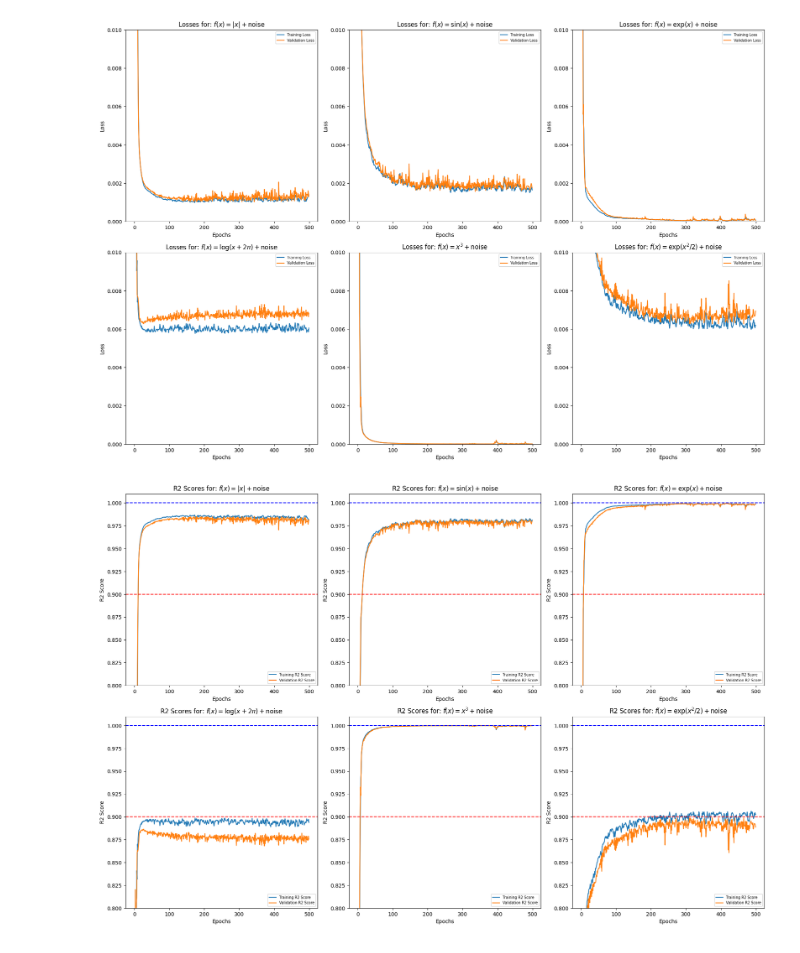
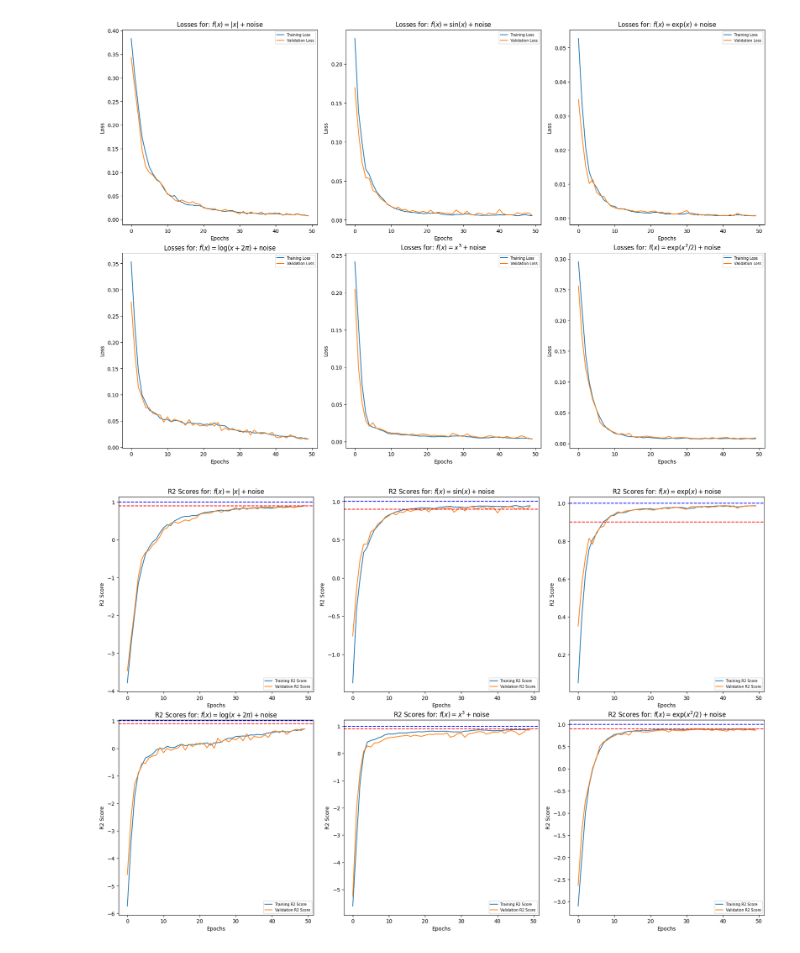
Before and after one commit to songofphysics/master-thesis, a Jupyter notebook: test.ipynb, the cells around one changed output. Cells and saved outputs as stored; diff of their text form; code cells hidden in the pictures.

```diff
--- a/test.ipynb
+++ b/test.ipynb
@@ -323,0 +308,19 @@ class ParameterLoggingCallback(tf.keras.callbacks.Callback):
+# %%
+dim = 4
+inps = np.linspace(-1.,1.,10).reshape(-1,1)
+print(inps.shape)
+qenc = QEncoder(dim, get_vacuum_state_tf(dim))
+encs = qenc(inps)
+print(encs.shape)
+
+layer = QLayer(dim)
+outs = layer(encs)
+print(outs.shape)
+
+loss = LossChannel(dim)
+ends = loss(outs)
+print(ends.shape)
+
+meas = QDecoder(dim, sampling=False)
+pred = meas(ends)
+print(pred.shape)
@@ -380,7 +493,7 @@ def train_model(input_data, target_data, function_index, k_folds=5, learning_rat
         y_train_fold, y_val_fold = target_data[train_index], target_data[val_index]
 
         model = create_model(cutoff_dim, num_layers, non_gaussian, std)
-        opt = tf.keras.optimizers.Adam(learning_rate, clipnorm=1.0)
+        opt = tf.keras.optimizers.Adam(learning_rate=learning_rate, clipnorm=1.0)
         model.compile(optimizer=opt, loss='mse', metrics=[R2ScoreWrapper()])
 
         callbacks = [TrainingProgress()]
@@ -412,8 +525,9 @@ def create_model(cutoff_dim, num_layers, non_gaussian, std):
     vacuum_state = get_vacuum_state_tf(cutoff_dim)
     model = tf.keras.Sequential([QEncoder(dim=cutoff_dim, vacuum_state=vacuum_state, name='QuantumEncoding')])
     for i in range(num_layers):
-        model.add(QLayer(dim=cutoff_dim, activation=non_gaussian, stddev=std, tol=1e-3, name=f'QuantumLayer_{i+1}'))
-    model.add(QDecoder(dim=cutoff_dim, name='QuantumDecoding'))
+        model.add(QLayer(dim=cutoff_dim, activation=non_gaussian, stddev=std, name=f'QuantumLayer_{i+1}'))
+        #model.add(LossChannel(dim=cutoff_dim, name=f'LossChannel_{i+1}'))
+    model.add(QDecoder(dim=cutoff_dim, sampling=True, name='QuantumDecoding'))
     return model
 # %%
 def untrained_models(d = 0.1, num_layers = 6, cutoff_dim = 10):
@@ -432,10 +546,10 @@ def untrained_models(d = 0.1, num_layers = 6, cutoff_dim = 10):
 
     return models
 # %%
-# Train the model
+# tf.data.experimental.enable_debug_mode()
 results = []
 layers = [6]*6
 for i in range(6):
-    results.append(train_model(x, Y[i], i+1, num_layers=layers[i], cutoff_dim=10, epochs=500, non_gaussian='cubicphase', rec=True))
+    results.append(train_model(x, Y[i], i+1, num_layers=layers[i], cutoff_dim=10, epochs=50, non_gaussian='kerr', rec=False))
 H, M = zip(*results)
 # %% [output]
@@ -499,38 +602,38 @@ for i in range(6):
     ax.set_title("Losses for: " + y_labels[i])
     ax.set_xlabel('Epochs')
     ax.set_ylabel('Loss')
-    ax.set_ybound(0.0, 0.01)
+    #ax.set_ybound(0.0, 0.01)
     ax.legend(fontsize='x-small')
     ax.set_box_aspect(1)
 
 plt.tight_layout()
-cost.savefig('mse_with_val.png')
+#cost.savefig('mse_with_val.png')
 plt.show()
 # %% [output]
-[figure, old version]
+[figure, new version]
 # %%
 # R2 score plot
 r2 = plt.figure(figsize=(18, 12))
 gs = plt.GridSpec(2, 3)
 
 for i in range(6):
     ax = plt.subplot(gs[i // 3, i % 3])
     ax.plot(H[i]['r2_score'], label='Training R2 Score')
     ax.plot(H[i]['val_r2_score'], label='Validation R2 Score')
     ax.set_title("R2 Scores for: " + y_labels[i])
     ax.set_xlabel('Epochs')
     ax.set_ylabel('R2 Score')
-    ax.set_ybound(0.8, 1.01)
+    #ax.set_ybound(0.8, 1.01)
     ax.axhline(y=1.0, color='b', linestyle='--')
     ax.axhline(y=0.9, color='r', linestyle='--')
     ax.legend(fontsize='x-small')
     ax.set_box_aspect(1)
 
 plt.tight_layout()
-r2.savefig('r2_with_val.png')
+#r2.savefig('r2_with_val.png')
 plt.show()
 # %% [output]
-[figure, old version]
+[figure, new version]
 # %%
 # Save the history
 def numpy_array_to_list(obj):
```
Also changed, not shown: parts of 18 cells of this notebook, 3 other files.
